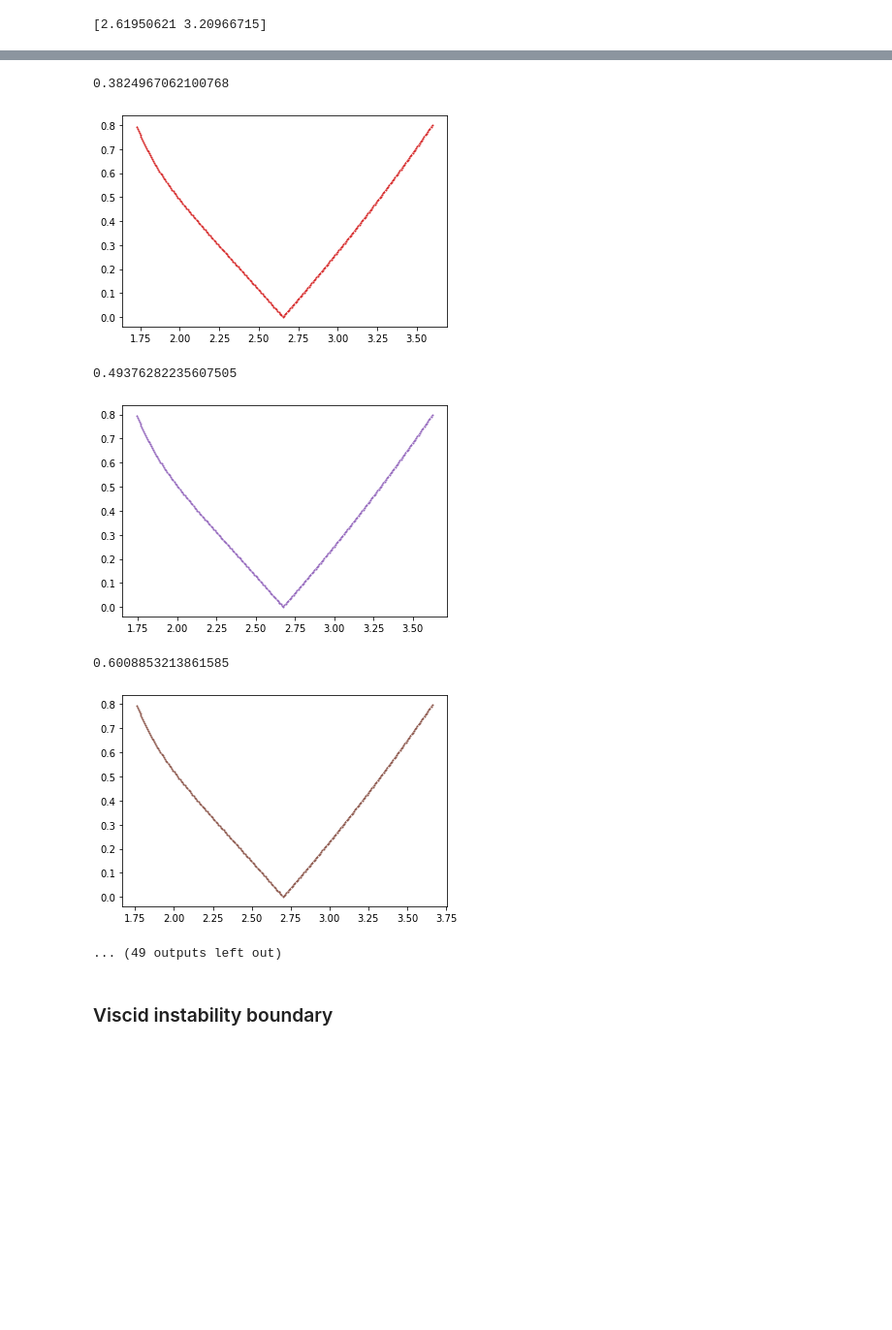
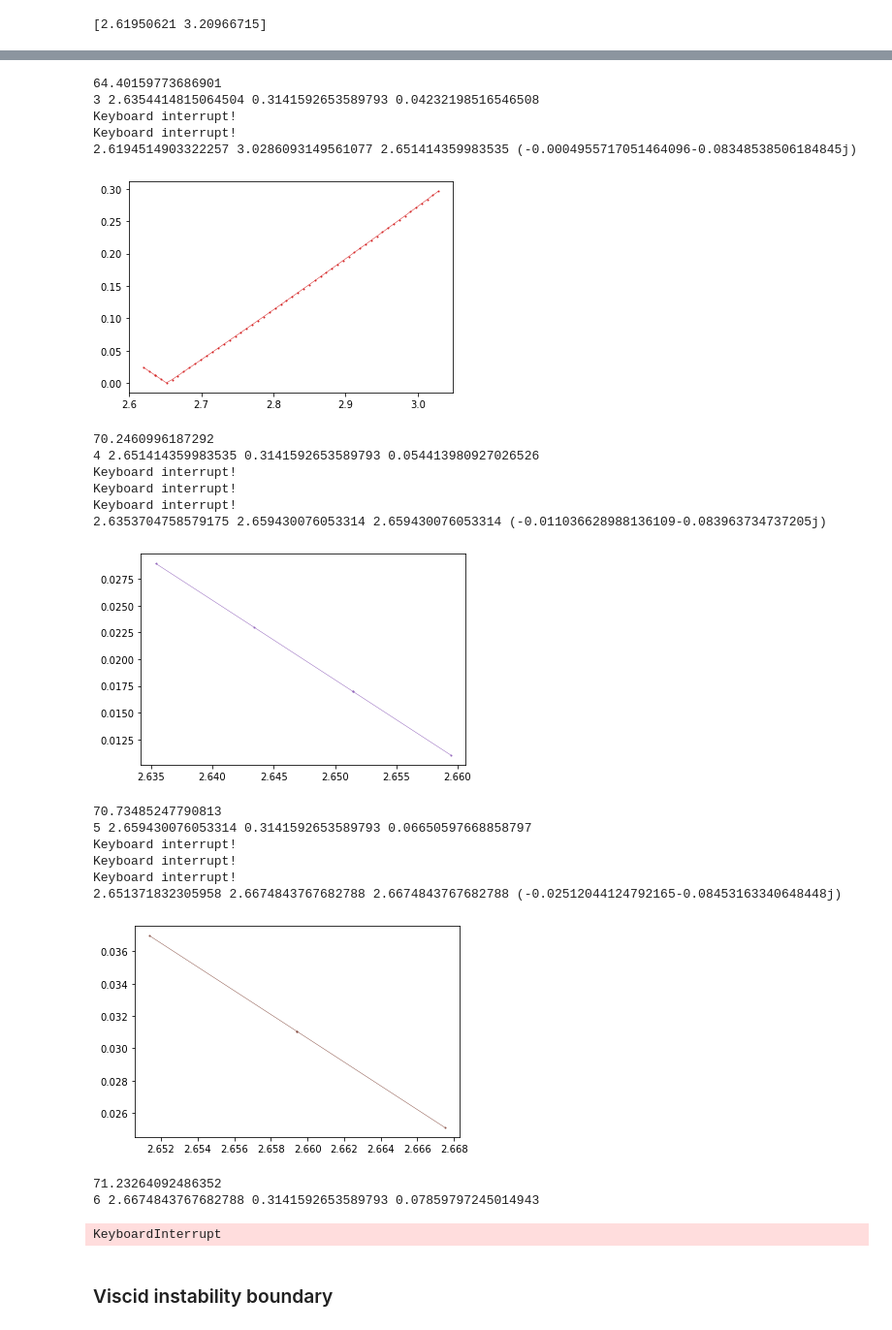
Before and after one commit to znicolaou/viscidfaraday, a Jupyter notebook: viscid_notebook.ipynb, the cells around one changed output, grey strips where cells are left out. Shown at 97% size. Cells and saved outputs as stored; diff of their text form; code cells hidden in the pictures; blank space fills up the shorter version.

```diff
--- a/viscid_notebook.ipynb
+++ b/viscid_notebook.ipynb
@@ -779,7 +777,7 @@ dir0=newdir
 argsdict['itmax']=5
 argsdict['par']='ad'
 argsdict['pari']=0.0
-argsdict['parf']=0.05
+argsdict['parf']=0.01
 argsdict['epsl']=1E-6
 argsdict['epsu']=1E-6
 argsdict['ds']=1E-3
@@ -982,7 +980,7 @@ argsdict['epstp']=np.inf
 argsdict['epdir']=1E-2
 argsdict['Nsteps']=5000
 overwrite=False
-load=True
+load=False
 
 print(ks)
 print(len(ks))
@@ -1101,11 +1105,27 @@ for j in range(2):
 [figure]
-0.3824967062100768
+64.40159773686901
+3 2.6354414815064504 0.3141592653589793 0.04232198516546508
+Keyboard interrupt!
+Keyboard interrupt!
+2.6194514903322257 3.0286093149561077 2.651414359983535 (-0.0004955717051464096-0.08348538506184845j)
-[figure, old version]
+[figure, new version]
-0.49376282235607505
+70.2460996187292
+4 2.651414359983535 0.3141592653589793 0.054413980927026526
+Keyboard interrupt!
+Keyboard interrupt!
+Keyboard interrupt!
+2.6353704758579175 2.659430076053314 2.659430076053314 (-0.011036628988136109-0.083963734737205j)
-[figure, old version]
+[figure, new version]
-0.6008853213861585
+70.73485247790813
+5 2.659430076053314 0.3141592653589793 0.06650597668858797
+Keyboard interrupt!
+Keyboard interrupt!
+Keyboard interrupt!
+2.651371832305958 2.6674843767682788 2.6674843767682788 (-0.02512044124792165-0.08453163340648448j)
-[figure, old version]
+[figure, new version]
-... (49 outputs left out)
+71.23264092486352
+6 2.6674843767682788 0.3141592653589793 0.07859797245014943
+KeyboardInterrupt
 # %% [markdown]
 ### Viscid instability boundary
 # %%
```
Also changed, not shown: parts of 12 cells of this notebook, 3 other files.
